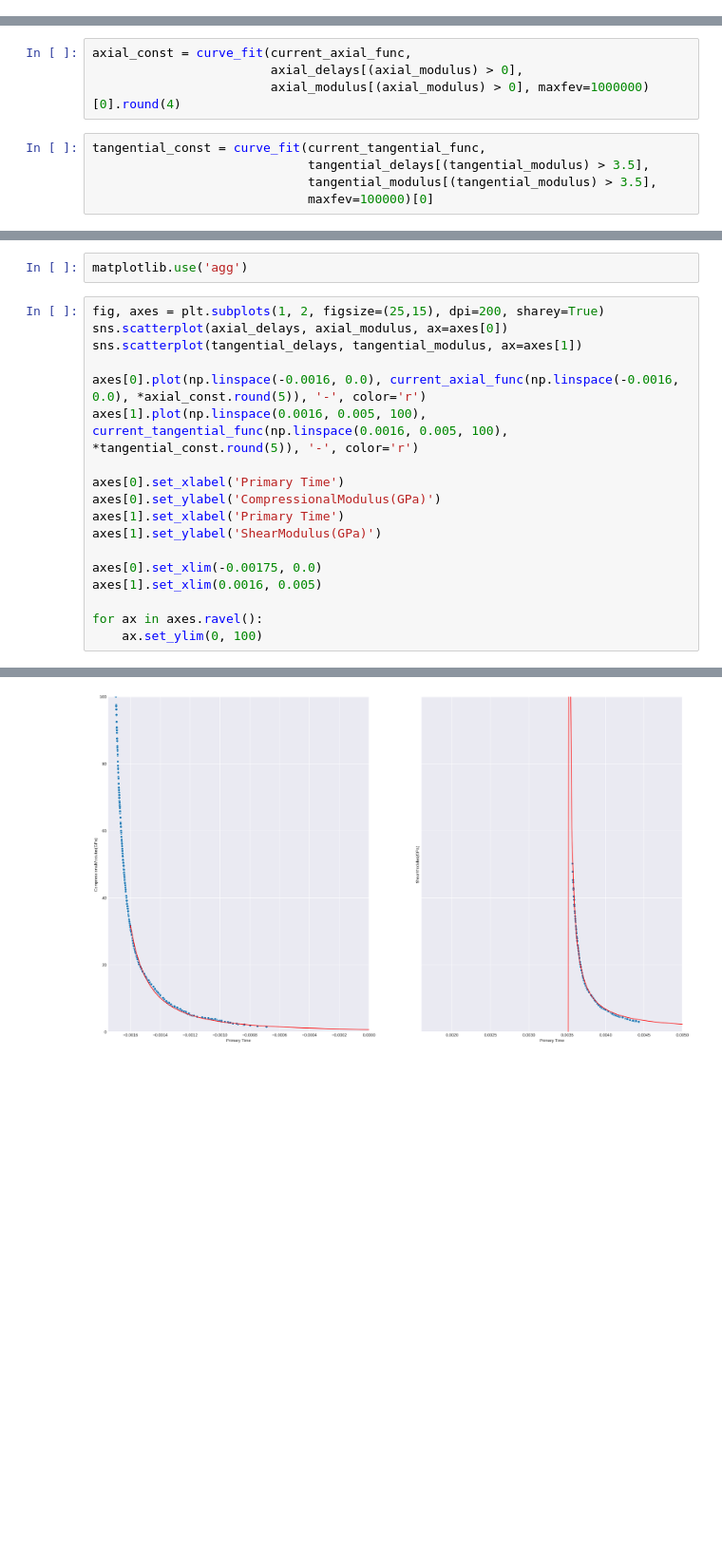
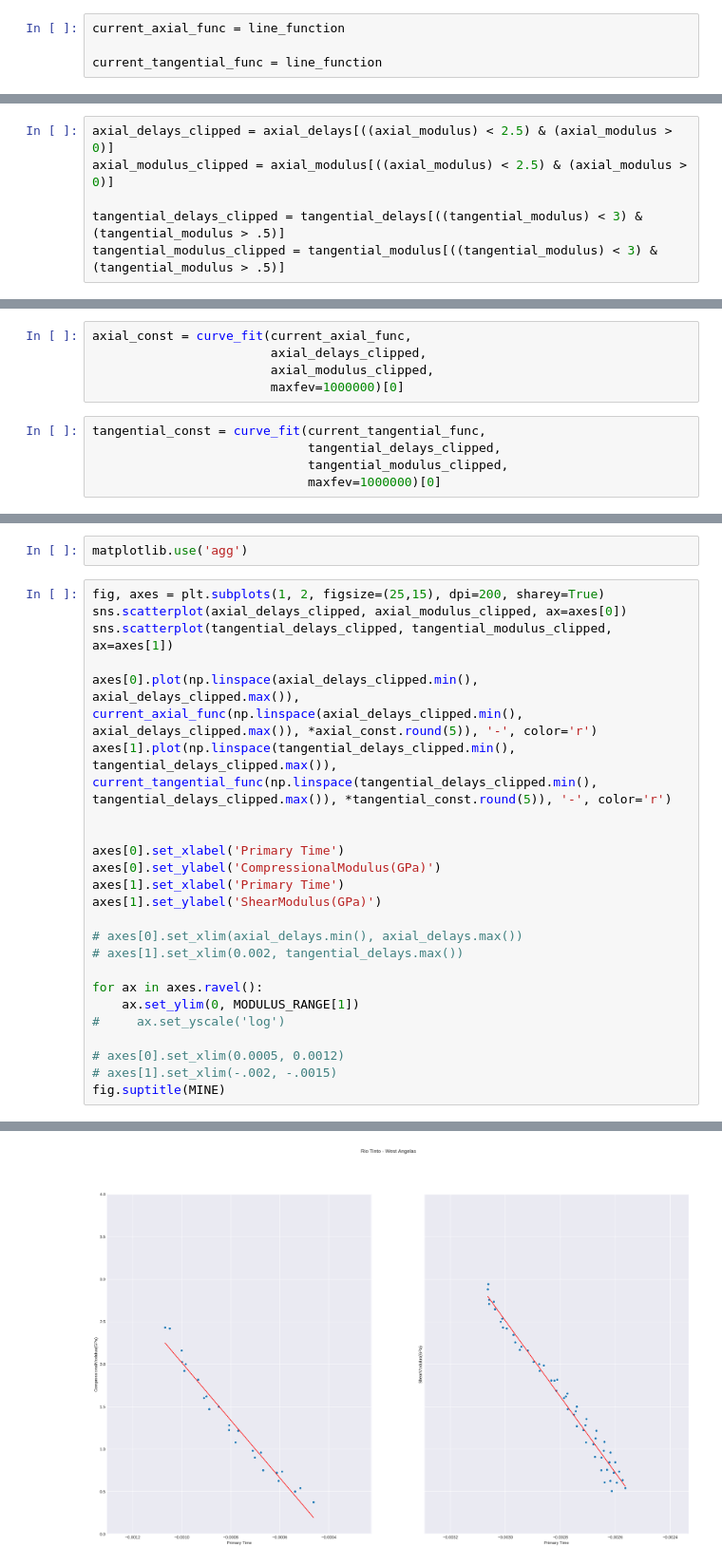
Before and after one commit to navaneethakumar-balasubramanian/rhino_theory, a Jupyter notebook: notebooks/Modeling.ipynb, the cells around one changed output, grey strips where cells are left out. Shown at 95% size. Cells and saved outputs as stored; diff of their text form; blank space fills up the shorter version.

```diff
--- a/notebooks/Modeling.ipynb
+++ b/notebooks/Modeling.ipynb
@@ -223,0 +298,4 @@ current_tangential_func = power_func4
+# %%
+current_axial_func = line_function
+
+current_tangential_func = line_function
@@ -223,0 +325,6 @@ current_tangential_func = power_func4
+# %%
+axial_delays_clipped = axial_delays[((axial_modulus) < 2.5) & (axial_modulus > 0)]
+axial_modulus_clipped = axial_modulus[((axial_modulus) < 2.5) & (axial_modulus > 0)]
+
+tangential_delays_clipped = tangential_delays[((tangential_modulus) < 3) & (tangential_modulus > .5)]
+tangential_modulus_clipped = tangential_modulus[((tangential_modulus) < 3) & (tangential_modulus > .5)]
@@ -224,9 +339,10 @@ current_tangential_func = power_func4
 # %%
 axial_const = curve_fit(current_axial_func,
-                        axial_delays[(axial_modulus) > 0],
-                        axial_modulus[(axial_modulus) > 0], maxfev=1000000)[0].round(4)
+                        axial_delays_clipped,
+                        axial_modulus_clipped,
+                        maxfev=1000000)[0]
 # %%
 tangential_const = curve_fit(current_tangential_func,
-                             tangential_delays[(tangential_modulus) > 3.5],
-                             tangential_modulus[(tangential_modulus) > 3.5],
-                             maxfev=100000)[0]
+                             tangential_delays_clipped,
+                             tangential_modulus_clipped,
+                             maxfev=1000000)[0]
@@ -255,20 +362,26 @@ import matplotlib
 matplotlib.use('agg')
 # %%
 fig, axes = plt.subplots(1, 2, figsize=(25,15), dpi=200, sharey=True)
-sns.scatterplot(axial_delays, axial_modulus, ax=axes[0])
-sns.scatterplot(tangential_delays, tangential_modulus, ax=axes[1])
+sns.scatterplot(axial_delays_clipped, axial_modulus_clipped, ax=axes[0])
+sns.scatterplot(tangential_delays_clipped, tangential_modulus_clipped, ax=axes[1])
 
-axes[0].plot(np.linspace(-0.0016, 0.0), current_axial_func(np.linspace(-0.0016, 0.0), *axial_const.round(5)), '-', color='r')
-axes[1].plot(np.linspace(0.0016, 0.005, 100), current_tangential_func(np.linspace(0.0016, 0.005, 100), *tangential_const.round(5)), '-', color='r')
+axes[0].plot(np.linspace(axial_delays_clipped.min(), axial_delays_clipped.max()), current_axial_func(np.linspace(axial_delays_clipped.min(), axial_delays_clipped.max()), *axial_const.round(5)), '-', color='r')
+axes[1].plot(np.linspace(tangential_delays_clipped.min(), tangential_delays_clipped.max()), current_tangential_func(np.linspace(tangential_delays_clipped.min(), tangential_delays_clipped.max()), *tangential_const.round(5)), '-', color='r')
+
 
 axes[0].set_xlabel('Primary Time')
 axes[0].set_ylabel('CompressionalModulus(GPa)')
 axes[1].set_xlabel('Primary Time')
 axes[1].set_ylabel('ShearModulus(GPa)')
 
-axes[0].set_xlim(-0.00175, 0.0)
-axes[1].set_xlim(0.0016, 0.005)
+# axes[0].set_xlim(axial_delays.min(), axial_delays.max())
+# axes[1].set_xlim(0.002, tangential_delays.max())
 
 for ax in axes.ravel():
-    ax.set_ylim(0, 100)
+    ax.set_ylim(0, MODULUS_RANGE[1])
+#     ax.set_yscale('log')
+
+# axes[0].set_xlim(0.0005, 0.0012)
+# axes[1].set_xlim(-.002, -.0015)
+fig.suptitle(MINE)
 # %% [output]
@@ -275 +389 @@ for ax in axes.ravel():
-[figure, old version]
+[figure, new version]
```
Also changed, not shown: parts of 51 cells of this notebook.
